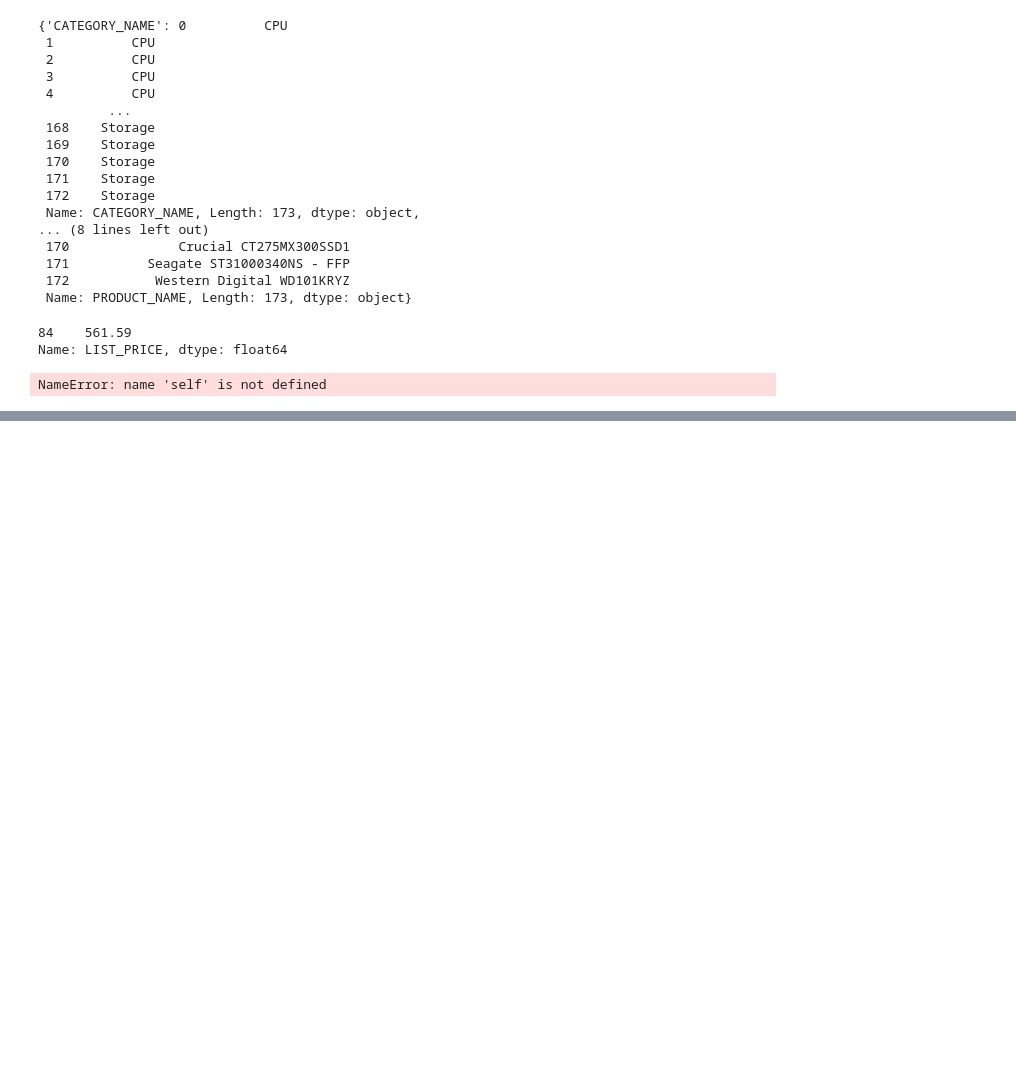
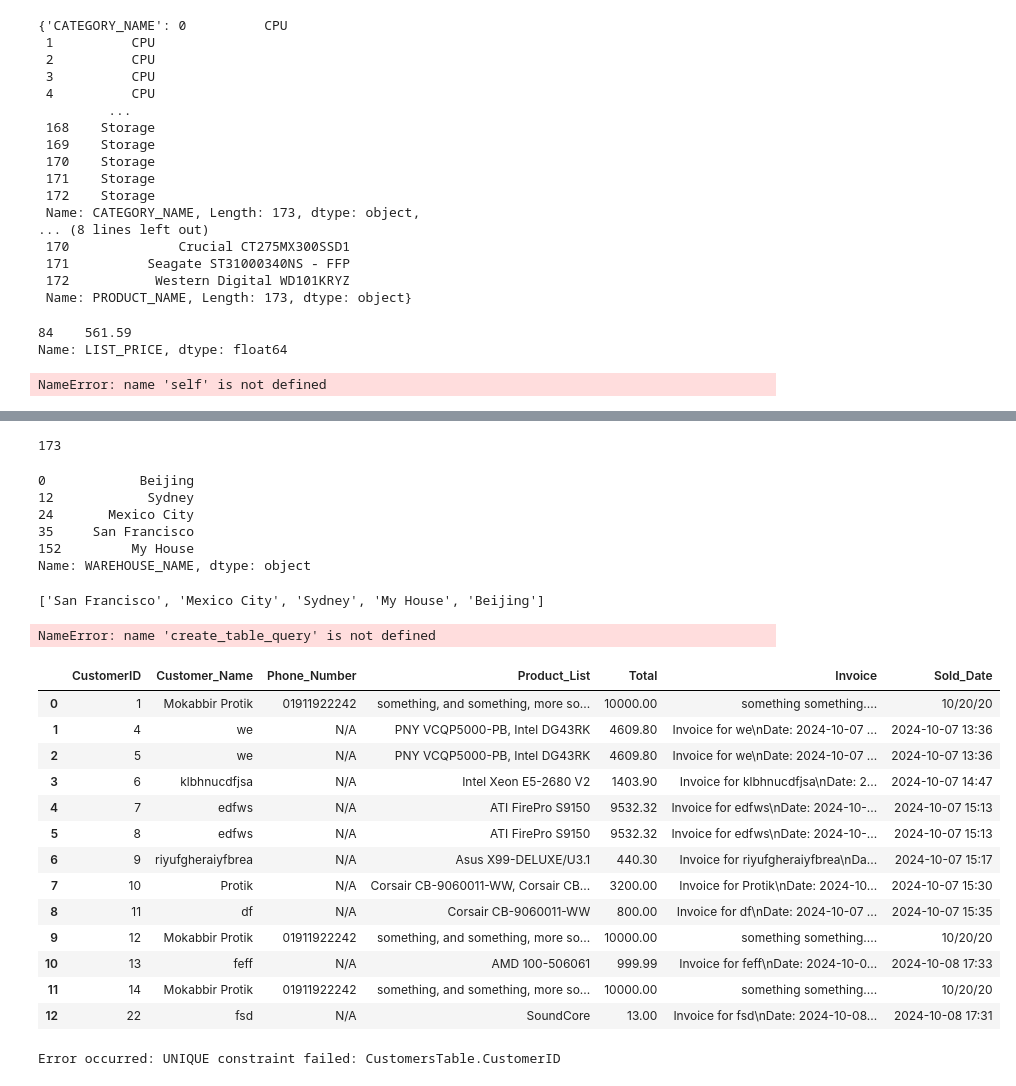
Before and after one commit to MProtik/Store-Management-System-Project, a Jupyter notebook: DatabaseNotebook.ipynb, the cells around one changed output, grey strips where cells are left out. Saved outputs shown, nothing was run; the diff lists cells and outputs as text; code cells hidden in the pictures; blank space fills up the shorter version.

```diff
--- a/DatabaseNotebook.ipynb
+++ b/DatabaseNotebook.ipynb
@@ -131,0 +288,13 @@ Name: Stock, Length: 173, dtype: int64
+# %%
+len(Database.whole_database())
+# %% [output]
+173
+# %%
+Database.whole_database()["WAREHOUSE_NAME"].drop_duplicates()
+# %% [output]
+0            Beijing
+12            Sydney
+24       Mexico City
+35     San Francisco
+152         My House
+Name: WAREHOUSE_NAME, dtype: object
@@ -131,0 +308,26 @@ Name: Stock, Length: 173, dtype: int64
+# %%
+Database.warehouse_list()
+# %% [output]
+['San Francisco', 'Mexico City', 'Sydney', 'My House', 'Beijing']
+# %%
+curser.execute(create_table_query)
+conn.commit()
+# %% [output]
+NameError: name 'create_table_query' is not defined
+# %%
+pd.read_sql_query("select * from customerstable;", conn)
+# %% [output]
+|  | CustomerID | Customer_Name | Phone_Number | Product_List | Total | Invoice | Sold_Date |
+| 0 | 1 | Mokabbir Protik | 01911922242 | something, and something, more so... | 10000.00 | something something.... | 10/20/20 |
+| 1 | 4 | we | N/A | PNY VCQP5000-PB, Intel DG43RK | 4609.80 | Invoice for we\nDate: 2024-10-07 ... | 2024-10-07 13:36 |
+| 2 | 5 | we | N/A | PNY VCQP5000-PB, Intel DG43RK | 4609.80 | Invoice for we\nDate: 2024-10-07 ... | 2024-10-07 13:36 |
+| 3 | 6 | klbhnucdfjsa | N/A | Intel Xeon E5-2680 V2 | 1403.90 | Invoice for klbhnucdfjsa\nDate: 2... | 2024-10-07 14:47 |
+| 4 | 7 | edfws | N/A | ATI FirePro S9150 | 9532.32 | Invoice for edfws\nDate: 2024-10-... | 2024-10-07 15:13 |
+| 5 | 8 | edfws | N/A | ATI FirePro S9150 | 9532.32 | Invoice for edfws\nDate: 2024-10-... | 2024-10-07 15:13 |
+| 6 | 9 | riyufgheraiyfbrea | N/A | Asus X99-DELUXE/U3.1 | 440.30 | Invoice for riyufgheraiyfbrea\nDa... | 2024-10-07 15:17 |
+| 7 | 10 | Protik | N/A | Corsair CB-9060011-WW, Corsair CB... | 3200.00 | Invoice for Protik\nDate: 2024-10... | 2024-10-07 15:30 |
+| 8 | 11 | df | N/A | Corsair CB-9060011-WW | 800.00 | Invoice for df\nDate: 2024-10-07 ... | 2024-10-07 15:35 |
+| 9 | 12 | Mokabbir Protik | 01911922242 | something, and something, more so... | 10000.00 | something something.... | 10/20/20 |
+| 10 | 13 | feff | N/A | AMD 100-506061 | 999.99 | Invoice for feff\nDate: 2024-10-0... | 2024-10-08 17:33 |
+| 11 | 14 | Mokabbir Protik | 01911922242 | something, and something, more so... | 10000.00 | something something.... | 10/20/20 |
+| 12 | 22 | fsd | N/A | SoundCore | 13.00 | Invoice for fsd\nDate: 2024-10-08... | 2024-10-08 17:31 |
@@ -131,0 +364,7 @@ Name: Stock, Length: 173, dtype: int64
+# %%
+#insert_customerstable(Customer_id, customer_name, phone_number, Product_list, Total, Invoice, Sold_date):
+
+id = 12
+insert_customerstable(id, "Mokabbir Protik", "01911922242", "something, and something, more something", 10000, "something something....", "10/20/20")
+# %% [output]
+Error occurred: UNIQUE constraint failed: CustomersTable.CustomerID
```
Also changed, not shown: parts of 63 cells of this notebook, 11 other files.
